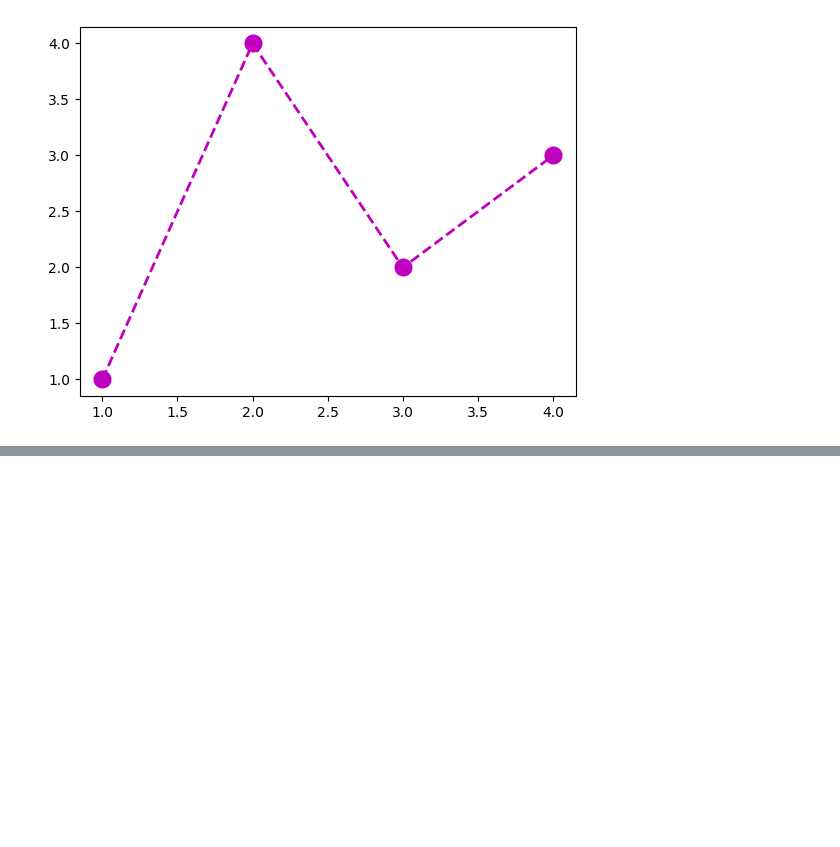
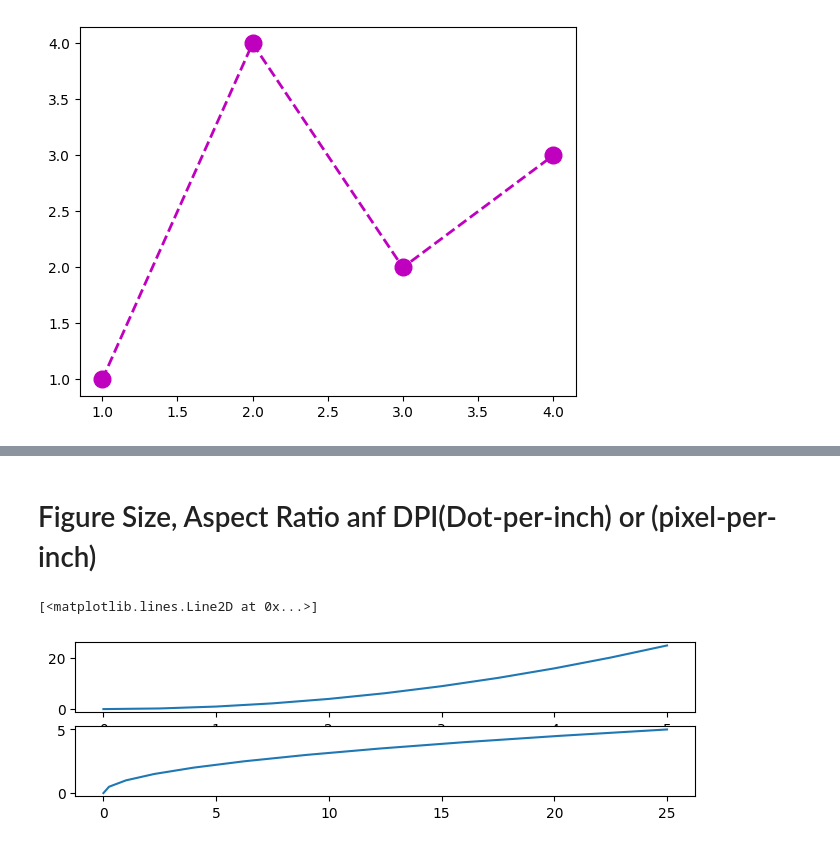
Before and after one commit to 130-SanaAsif/Data-Analysis, a Jupyter notebook: python basics and advanced/Matplotlib.ipynb, the cells around one changed output, grey strips where cells are left out. Saved outputs shown, nothing was run; the diff lists cells and outputs as text; code cells hidden in the pictures; blank space fills up the shorter version.

```diff
--- a/python basics and advanced/Matplotlib.ipynb
+++ b/python basics and advanced/Matplotlib.ipynb
@@ -79,0 +100,10 @@ plt.plot
+# %% [markdown]
+# Figure Size, Aspect Ratio anf DPI(Dot-per-inch) or (pixel-per-inch)
+# %%
+fig,axes = plt.subplots(nrows=2,ncols=1,figsize = (8,2))
+
+axes[0].plot(x,y)
+axes[1].plot(y,x)
+# %% [output]
+[<matplotlib.lines.Line2D at 0x...>]
+[figure, added]
```
Also changed, not shown: parts of 5 cells of this notebook, 1 other file.
